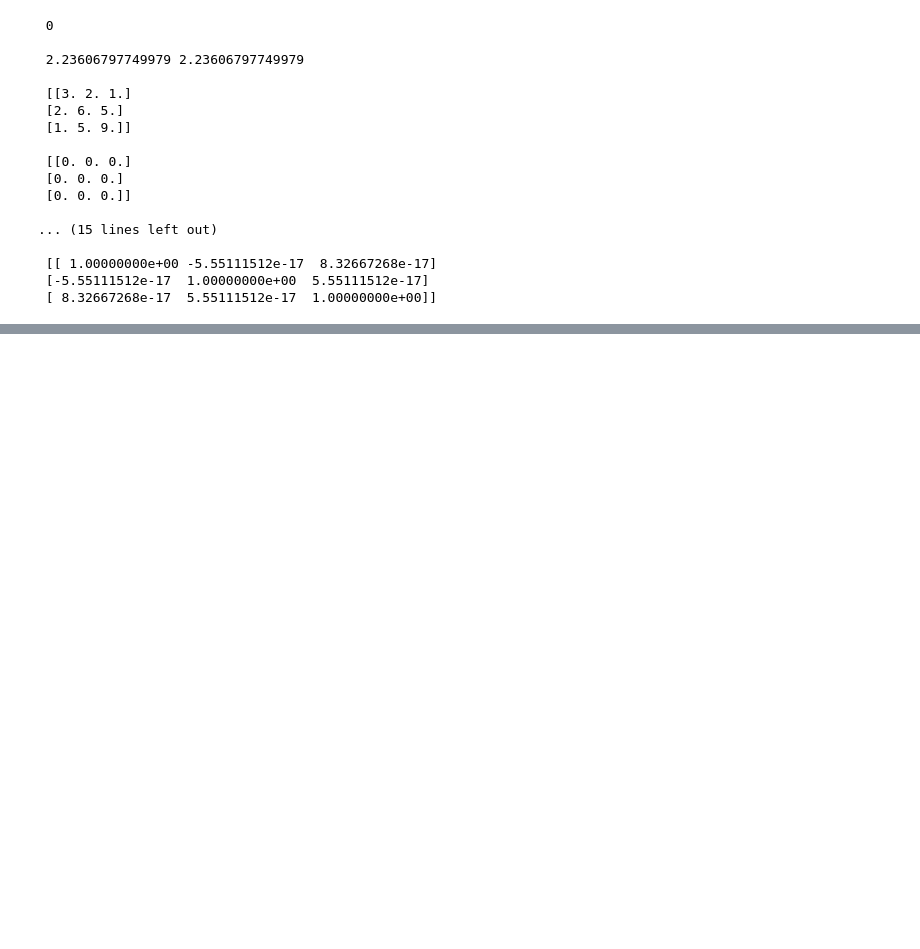
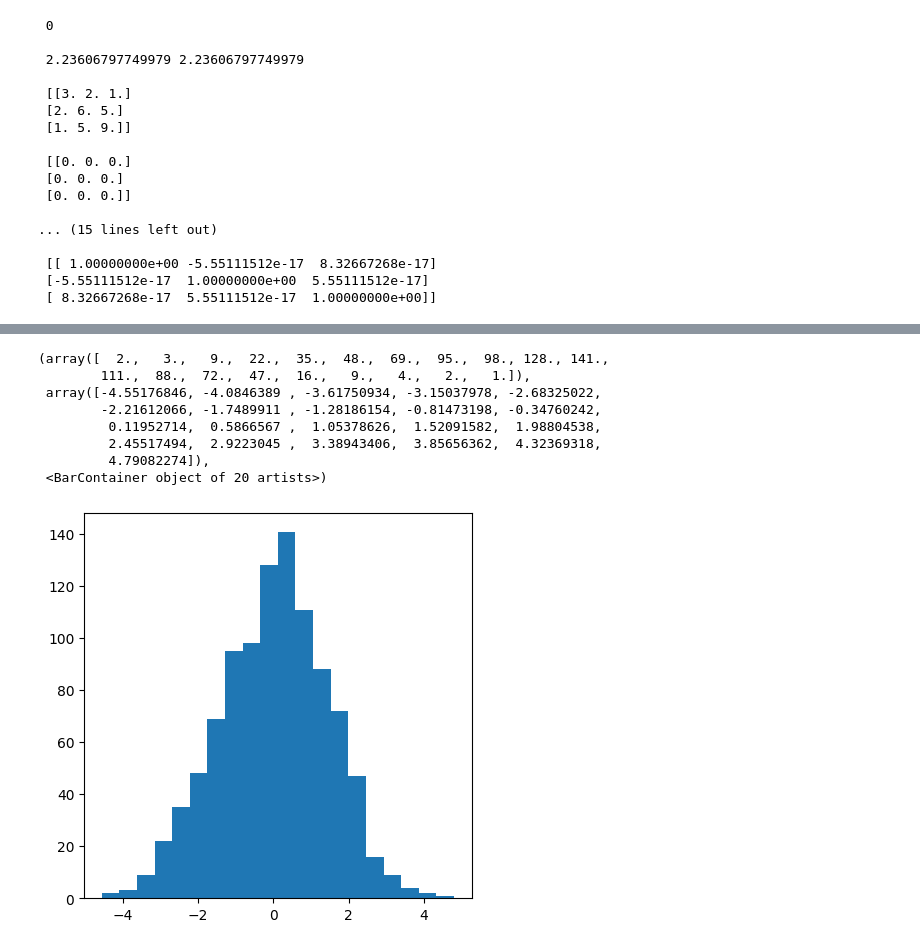
Before and after one commit to sameera-87/CO544-ML-Labs, a Jupyter notebook: CO544 - Lab02/CO544_Lab02.ipynb, the cells around one changed output, grey strips where cells are left out. Saved outputs shown, nothing was run; the diff lists cells and outputs as text; code cells hidden in the pictures; blank space fills up the shorter version.

```diff
--- a/CO544 - Lab02/CO544_Lab02.ipynb
+++ b/CO544 - Lab02/CO544_Lab02.ipynb
@@ -57,0 +108,18 @@ print("\n", U @ U.T)
+# %%
+N = 1000
+x1 = np.zeros(N)
+for n in range(N):
+    x1[n] = np.sum(np.random.rand(12,1))- np.sum(np.random.rand(12,1))
+
+fig, ax = plt.subplots(figsize=(5,5))
+ax.hist(x1, 20)
+# %% [output]
+(array([  2.,   3.,   9.,  22.,  35.,  48.,  69.,  95.,  98., 128., 141.,
+        111.,  88.,  72.,  47.,  16.,   9.,   4.,   2.,   1.]),
+ array([-4.55176846, -4.0846389 , -3.61750934, -3.15037978, -2.68325022,
+        -2.21612066, -1.7489911 , -1.28186154, -0.81473198, -0.34760242,
+         0.11952714,  0.5866567 ,  1.05378626,  1.52091582,  1.98804538,
+         2.45517494,  2.9223045 ,  3.38943406,  3.85656362,  4.32369318,
+         4.79082274]),
+ <BarContainer object of 20 artists>)
+[figure, added]
```
Also changed, not shown: parts of 23 cells of this notebook, 1 other file.
